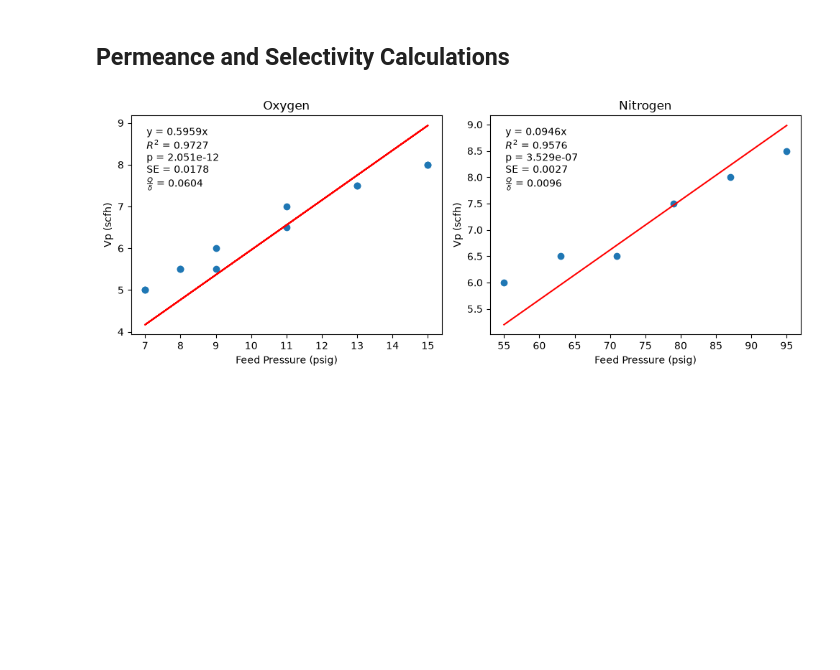
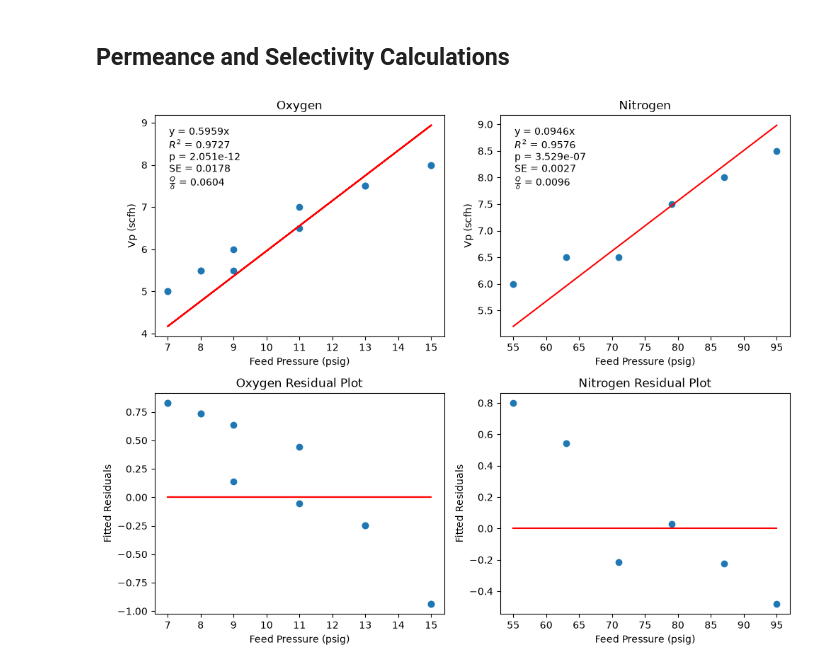
Before and after one commit to loukaab/ECHE362-membrane, a Jupyter notebook: membrane-data.ipynb, the cells around one changed output. Saved outputs shown, nothing was run; the diff lists cells and outputs as text; code cells hidden in the pictures; blank space fills up the shorter version.

Commit message:
Added residual plots to permeance calculations

```diff
--- a/membrane-data.ipynb
+++ b/membrane-data.ipynb
@@ -116,54 +116,74 @@ oxygen_long = oxygen_data.melt(
 
 # Linear regression of y = mx
 oxy_reg = linest(oxygen_long["Feed Pressure (psig)"], oxygen_long["Vp"])
-oxy_fit = oxy_reg[0] * oxygen_long["Feed Pressure (psig)"] # Make fitted values
 nitro_reg = linest(nitrogen_data["Feed Pressure (psig)"], nitrogen_data["Vp (scfh), Rep 1"])
-nitro_fit = nitro_reg[0] * nitrogen_data["Feed Pressure (psig)"] # Make fitted values
+
+# Calculate vector of fitted values
+oxy_fit = oxy_reg[0] * oxygen_long["Feed Pressure (psig)"]
+nitro_fit = nitro_reg[0] * nitrogen_data["Feed Pressure (psig)"]
+
+# Calculate residuals of fit
+oxy_res = oxygen_long["Vp"] - oxy_fit
+nitro_res = nitrogen_data["Vp (scfh), Rep 1"] - nitro_fit
 
 # Declare figures
-pnsfig, pnsaxes = plt.subplots(1, 2, figsize=(10, 4))
+pnsfig, pnsaxes = plt.subplots(2, 2, figsize=(10, 8))
 
 # Plot oxygen data
-pnsaxes[0].scatter(oxygen_long["Feed Pressure (psig)"], oxygen_long["Vp"])
-pnsaxes[0].plot(oxygen_long["Feed Pressure (psig)"], oxy_fit, c="red")
-pnsaxes[0].set_xlabel("Feed Pressure (psig)")
-pnsaxes[0].set_ylabel("Vp (scfh)")
-pnsaxes[0].set_title("Oxygen")
+pnsaxes[0, 0].scatter(oxygen_long["Feed Pressure (psig)"], oxygen_long["Vp"])
+pnsaxes[0, 0].plot(oxygen_long["Feed Pressure (psig)"], oxy_fit, c="red")
+pnsaxes[0, 0].set_xlabel("Feed Pressure (psig)")
+pnsaxes[0, 0].set_ylabel("Vp (scfh)")
+pnsaxes[0, 0].set_title("Oxygen")
 oxy_annotations = (
     f"y = {oxy_reg[0]:.4f}x\n"
     f"$R^2$ = {oxy_reg[2]**2:.4f}\n"
     f"p = {oxy_reg[3]:.3e}\n"
     f"SE = {oxy_reg[4]:.4f}\n"
     rf"$\frac{{Q}}{{\delta}}$ = {oxy_reg[0] / area:0.4f}"
 )
-pnsaxes[0].text(
+pnsaxes[0, 0].text(
     0.05, 0.95,
     oxy_annotations,
-    transform=pnsaxes[0].transAxes,
+    transform=pnsaxes[0, 0].transAxes,
     va="top"
 )
 
 # Plot nitrogen data
-pnsaxes[1].scatter(nitrogen_data["Feed Pressure (psig)"], nitrogen_data["Vp (scfh), Rep 1"])
-pnsaxes[1].plot(nitrogen_data["Feed Pressure (psig)"], nitro_fit, c="red")
-pnsaxes[1].set_xlabel("Feed Pressure (psig)")
-pnsaxes[1].set_ylabel("Vp (scfh)")
-pnsaxes[1].set_title("Nitrogen")
+pnsaxes[0, 1].scatter(nitrogen_data["Feed Pressure (psig)"], nitrogen_data["Vp (scfh), Rep 1"])
+pnsaxes[0, 1].plot(nitrogen_data["Feed Pressure (psig)"], nitro_fit, c="red")
+pnsaxes[0, 1].set_xlabel("Feed Pressure (psig)")
+pnsaxes[0, 1].set_ylabel("Vp (scfh)")
+pnsaxes[0, 1].set_title("Nitrogen")
 oxy_annotations = (
     f"y = {nitro_reg[0]:.4f}x\n"
     f"$R^2$ = {nitro_reg[2]**2:.4f}\n"
     f"p = {nitro_reg[3]:.3e}\n"
     f"SE = {nitro_reg[4]:.4f}\n"
     rf"$\frac{{Q}}{{\delta}}$ = {nitro_reg[0] / area:0.4f}"
 )
-pnsaxes[1].text(
+pnsaxes[0, 1].text(
     0.05, 0.95,
     oxy_annotations,
-    transform=pnsaxes[1].transAxes,
+    transform=pnsaxes[0, 1].transAxes,
     va="top"
 )
 
+# Plot residuals for oxygen
+pnsaxes[1, 0].scatter(oxygen_long["Feed Pressure (psig)"], oxy_res)
+pnsaxes[1, 0].plot(oxygen_long["Feed Pressure (psig)"], oxy_res * 0, c="red")
+pnsaxes[1, 0].set_xlabel("Feed Pressure (psig)")
+pnsaxes[1, 0].set_ylabel("Fitted Residuals")
+pnsaxes[1, 0].set_title("Oxygen Residual Plot")
+
+# Plot residuals for nitrogen
+pnsaxes[1, 1].scatter(nitrogen_data["Feed Pressure (psig)"], nitro_res)
+pnsaxes[1, 1].plot(nitrogen_data["Feed Pressure (psig)"], nitro_res * 0, c="red")
+pnsaxes[1, 1].set_xlabel("Feed Pressure (psig)")
+pnsaxes[1, 1].set_ylabel("Fitted Residuals")
+pnsaxes[1, 1].set_title("Nitrogen Residual Plot")
+
 pnsfig.tight_layout()
 plt.show()
 # %% [output]
-[figure, old version]
+[figure, new version]
```
